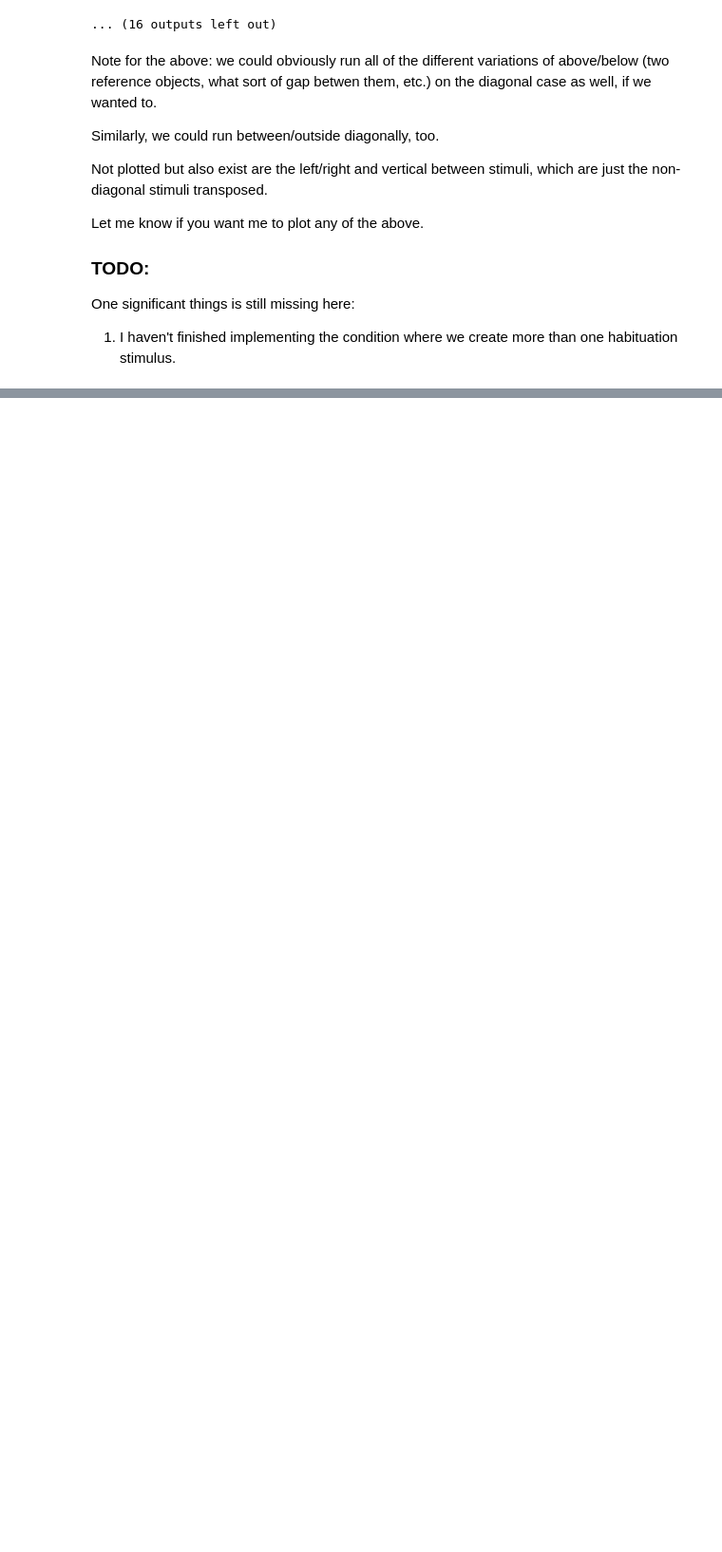
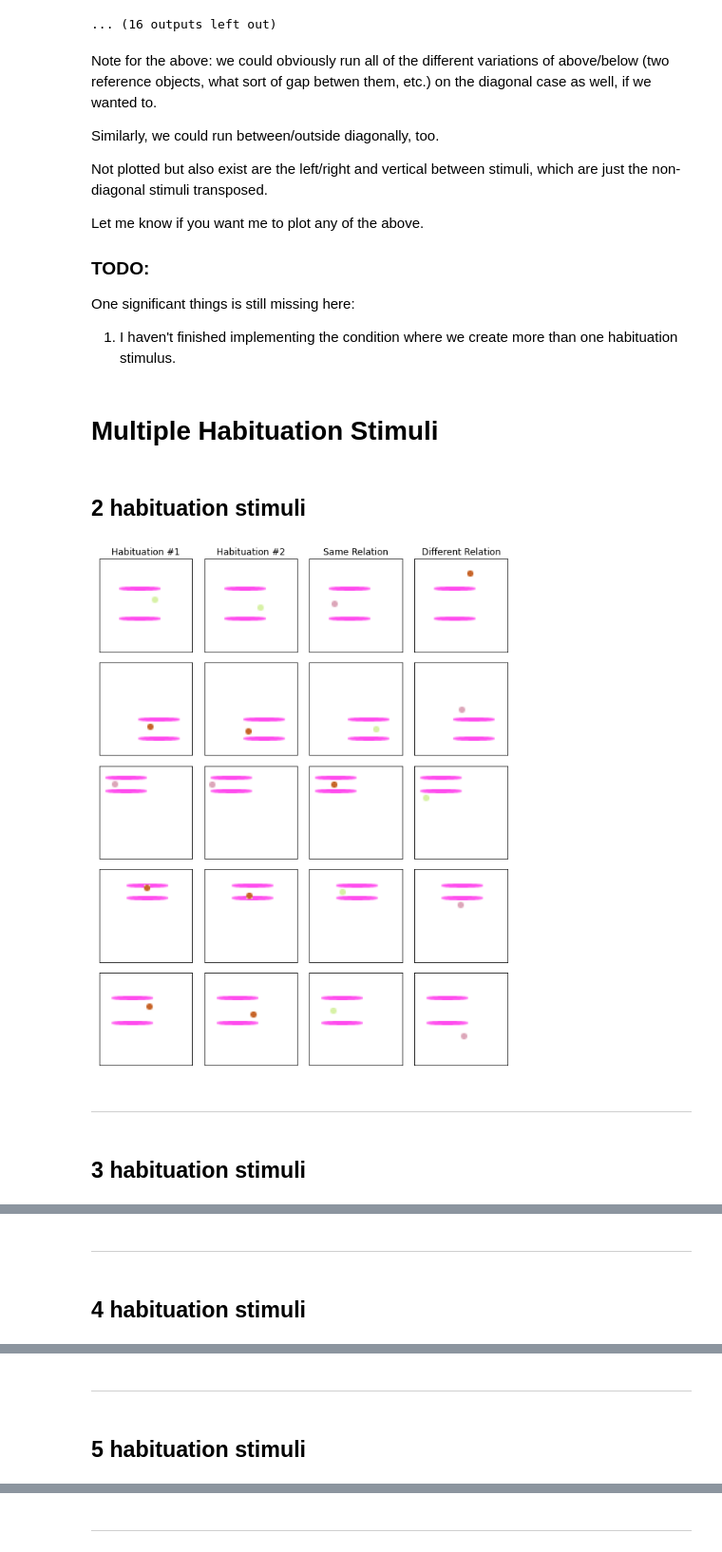
Before and after one commit to guydav/simple-relational-reasoning, a Jupyter notebook: notebooks/QuinnStimuliDemo.ipynb, the cells around one changed output, grey strips where cells are left out. Shown: that part at 95% size. Cells and saved outputs as stored; diff of their text form; code cells hidden in the pictures; blank space fills up the shorter version.

```diff
--- a/notebooks/QuinnStimuliDemo.ipynb
+++ b/notebooks/QuinnStimuliDemo.ipynb
@@ -204,3 +204,31 @@ Let me know if you want me to plot any of the above.
 ### TODO:
 One significant things is still missing here:
 1. I haven't finished implementing the condition where we create more than one habituation stimulus.
+# %%
+relation = BETWEEN_RELATION
+distance_endpoints = (30, 80)
+N_examples = 5
+
+display(Markdown('# Multiple Habituation Stimuli'))
+
+for n_habituation_stimuli in range(2, 6):
+    rng = np.random.default_rng(n_habituation_stimuli)
+    stimulus_generator = build_random_color_stimulus_generator(rng)
+
+    triplet_generator = QuinnTripletGenerator(stimulus_generator, distance_endpoints,
+        relation=relation, two_reference_objects=True,
+        adjacent_reference_objects=False, n_target_types=3, n_habituation_stimuli=n_habituation_stimuli)
+
+    # adj_str = 'adjacent refs' if adjacent_reference_objects else ('non-adjacent refs' if two_reference_objects else '')
+    # title = f'{generator_name} | {relation} | {"two refs" if two_reference_objects else "one ref"}{" | " if adj_str else ""}{adj_str}'
+    title = f'{n_habituation_stimuli} habituation stimuli'
+    display(Markdown(f'## {title}'))
+    triplets = triplet_generator(N_examples, normalize=False)
+    plot_triplets(triplets)
+    display(Markdown('----'))
+# %% [output]
+# Multiple Habituation Stimuli
+## 2 habituation stimuli
+[figure, added]
+----
+## 3 habituation stimuli
@@ -206,0 +236,2 @@ One significant things is still missing here:
+----
+## 4 habituation stimuli
@@ -206,0 +239,2 @@ One significant things is still missing here:
+----
+## 5 habituation stimuli
@@ -206,0 +242 @@ One significant things is still missing here:
+----
```
Also changed, not shown: parts of 5 cells of this notebook, 2 other files.
